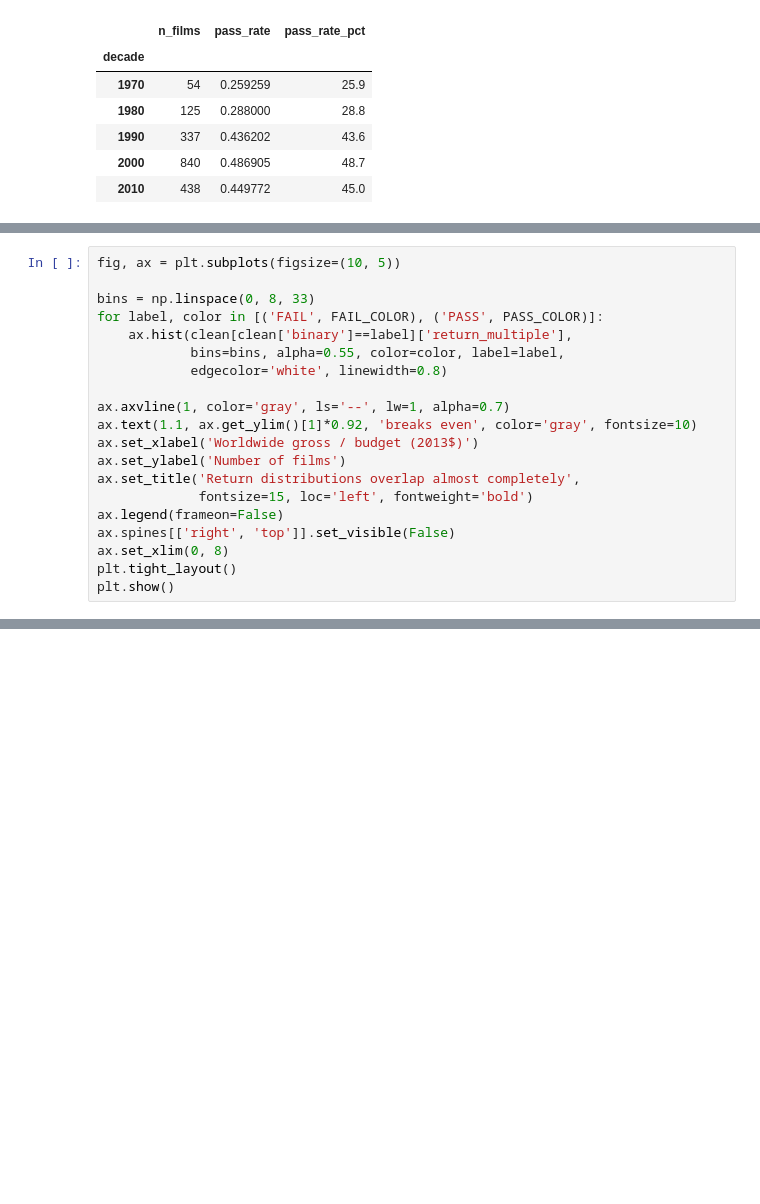
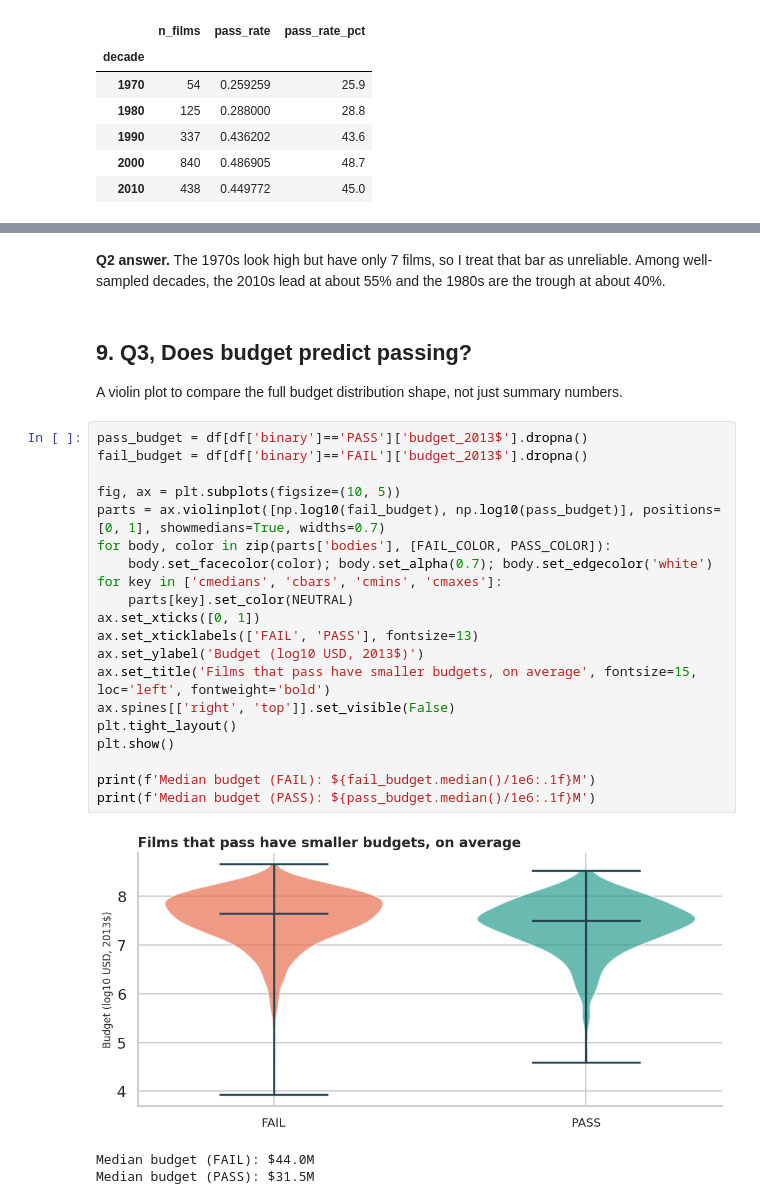
Before and after one commit to ZhangminLiu-psu/ds220-final-project-2, a Jupyter notebook: analysis.ipynb, the cells around one changed output, grey strips where cells are left out. Saved outputs shown, nothing was run; the diff lists cells and outputs as text; blank space fills up the shorter version.

```diff
--- a/analysis.ipynb
+++ b/analysis.ipynb
@@ -451,20 +260,0 @@ PASS      4.20  6.71    797
-# %%
-fig, ax = plt.subplots(figsize=(10, 5))
-
-bins = np.linspace(0, 8, 33)
-for label, color in [('FAIL', FAIL_COLOR), ('PASS', PASS_COLOR)]:
-    ax.hist(clean[clean['binary']==label]['return_multiple'],
-            bins=bins, alpha=0.55, color=color, label=label,
-            edgecolor='white', linewidth=0.8)
-
-ax.axvline(1, color='gray', ls='--', lw=1, alpha=0.7)
-ax.text(1.1, ax.get_ylim()[1]*0.92, 'breaks even', color='gray', fontsize=10)
-ax.set_xlabel('Worldwide gross / budget (2013$)')
-ax.set_ylabel('Number of films')
-ax.set_title('Return distributions overlap almost completely',
-             fontsize=15, loc='left', fontweight='bold')
-ax.legend(frameon=False)
-ax.spines[['right', 'top']].set_visible(False)
-ax.set_xlim(0, 8)
-plt.tight_layout()
-plt.show()
@@ -660,0 +276,30 @@ If I were extending this project, the obvious next step is to bring in the `next
+# %% [markdown]
+**Q2 answer.** The 1970s look high but have only 7 films, so I treat that bar as unreliable. Among well-sampled decades, the 2010s lead at about 55% and the 1980s are the trough at about 40%.
+# %% [markdown]
+## 9. Q3, Does budget predict passing?
+
+A violin plot to compare the full budget distribution shape, not just summary numbers.
+# %%
+pass_budget = df[df['binary']=='PASS']['budget_2013$'].dropna()
+fail_budget = df[df['binary']=='FAIL']['budget_2013$'].dropna()
+
+fig, ax = plt.subplots(figsize=(10, 5))
+parts = ax.violinplot([np.log10(fail_budget), np.log10(pass_budget)], positions=[0, 1], showmedians=True, widths=0.7)
+for body, color in zip(parts['bodies'], [FAIL_COLOR, PASS_COLOR]):
+    body.set_facecolor(color); body.set_alpha(0.7); body.set_edgecolor('white')
+for key in ['cmedians', 'cbars', 'cmins', 'cmaxes']:
+    parts[key].set_color(NEUTRAL)
+ax.set_xticks([0, 1])
+ax.set_xticklabels(['FAIL', 'PASS'], fontsize=13)
+ax.set_ylabel('Budget (log10 USD, 2013$)')
+ax.set_title('Films that pass have smaller budgets, on average', fontsize=15, loc='left', fontweight='bold')
+ax.spines[['right', 'top']].set_visible(False)
+plt.tight_layout()
+plt.show()
+
+print(f'Median budget (FAIL): ${fail_budget.median()/1e6:.1f}M')
+print(f'Median budget (PASS): ${pass_budget.median()/1e6:.1f}M')
+# %% [output]
+[figure, added]
+Median budget (FAIL): $44.0M
+Median budget (PASS): $31.5M
```
Also changed, not shown: parts of 82 cells of this notebook, 1 other file.
